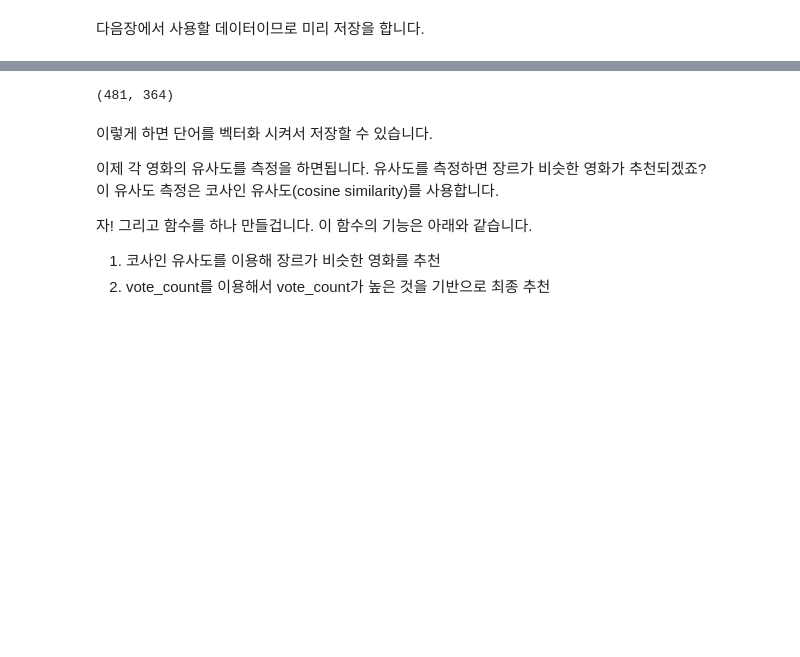
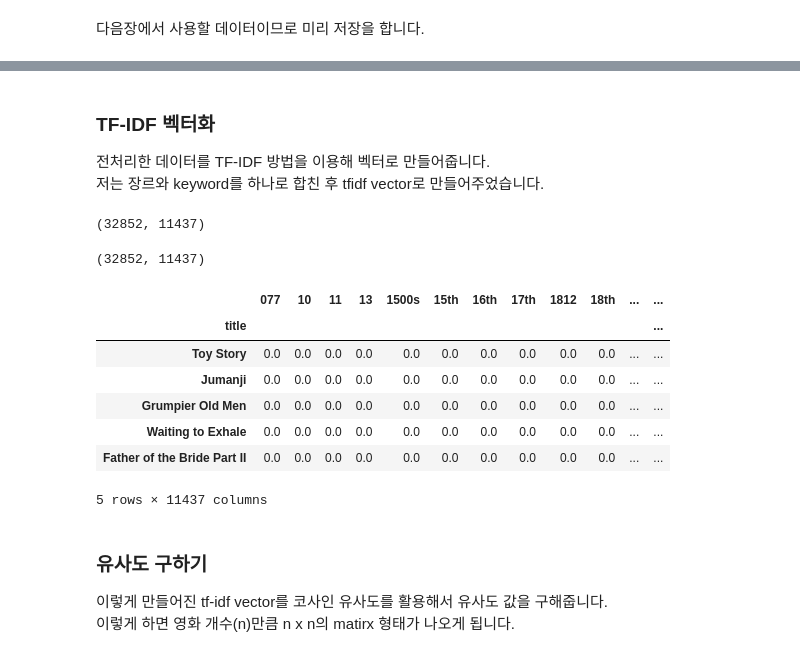
Before and after one commit to lsjsj92/recommender_system_with_Python, a Jupyter notebook: 002. recommender system basic with Python - 1 content based filtering.ipynb, the cells around one changed output, grey strips where cells are left out. Cells and saved outputs as stored; diff of their text form; code cells hidden in the pictures; blank space fills up the shorter version.

```diff
--- a/002. recommender system basic with Python - 1 content based filtering.ipynb
+++ b/002. recommender system basic with Python - 1 content based filtering.ipynb
@@ -212,0 +245,6 @@ c_vector_genres = count_vector.fit_transform(data['genres'])
+# %%
+movie_data.id = movie_data.id.astype(int)
+movie_keyword.id = movie_keyword.id.astype(int)
+movie_data = pd.merge(movie_data, movie_keyword, on='id')
+print(movie_data.shape)
+movie_data.head()
@@ -212,0 +265,6 @@ c_vector_genres = count_vector.fit_transform(data['genres'])
+# %%
+movie_data['genres'] = movie_data['genres'].apply(literal_eval)
+movie_data['genres'] = movie_data['genres'].apply(lambda x : [d['name'] for d in x]).apply(lambda x : " ".join(x))
+# %%
+movie_data['keywords'] = movie_data['keywords'].apply(literal_eval)
+movie_data['keywords'] = movie_data['keywords'].apply(lambda x : [d['name'] for d in x]).apply(lambda x : " ".join(x))
@@ -213,13 +280,15 @@ c_vector_genres = count_vector.fit_transform(data['genres'])
+# %% [markdown]
+### TF-IDF 벡터화
+
+전처리한 데이터를 TF-IDF 방법을 이용해 벡터로 만들어줍니다.
+저는 장르와 keyword를 하나로 합친 후 tfidf vector로 만들어주었습니다.
+# %%
+tfidf_vector = TfidfVectorizer()
+#tfidf_vector = TfidfVectorizer(ngram_range=(1,2))
+tfidf_matrix = tfidf_vector.fit_transform(movie_data['genres'] + " " + movie_data['keywords']).toarray()
+#tfidf_matrix = tfidf_vector.fit_transform(movie_data['genres']).toarray()
+tfidf_matrix_feature = tfidf_vector.get_feature_names()
 # %%
-c_vector_genres.shape
+tfidf_matrix.shape
 # %% [output]
-(481, 364)
+(32852, 11437)
-# %% [markdown]
-이렇게 하면 단어를 벡터화 시켜서 저장할 수 있습니다.
-
-이제 각 영화의 유사도를 측정을 하면됩니다. 유사도를 측정하면 장르가 비슷한 영화가 추천되겠죠?
-이 유사도 측정은 코사인 유사도(cosine similarity)를 사용합니다.
-
-자! 그리고 함수를 하나 만들겁니다. 이 함수의 기능은 아래와 같습니다.
-1. 코사인 유사도를 이용해 장르가 비슷한 영화를 추천
-2. vote_count를 이용해서 vote_count가 높은 것을 기반으로 최종 추천
@@ -228,0 +295,19 @@ gerne_c_sim = cosine_similarity(c_vector_genres, c_vector_genres).argsort()[:, :
+# %%
+tfidf_matrix = pd.DataFrame(tfidf_matrix, columns=tfidf_matrix_feature, index = movie_data.title)
+print(tfidf_matrix.shape)
+tfidf_matrix.head()
+# %% [output]
+(32852, 11437)
+|  | 077 | 10 | 11 | 13 | 1500s | 15th | 16th | 17th | 1812 | 18th | ... | ... |
+| title |  |  |  |  |  |  |  |  |  |  |  | ... |
+| Toy Story | 0.0 | 0.0 | 0.0 | 0.0 | 0.0 | 0.0 | 0.0 | 0.0 | 0.0 | 0.0 | ... | ... |
+| Jumanji | 0.0 | 0.0 | 0.0 | 0.0 | 0.0 | 0.0 | 0.0 | 0.0 | 0.0 | 0.0 | ... | ... |
+| Grumpier Old Men | 0.0 | 0.0 | 0.0 | 0.0 | 0.0 | 0.0 | 0.0 | 0.0 | 0.0 | 0.0 | ... | ... |
+| Waiting to Exhale | 0.0 | 0.0 | 0.0 | 0.0 | 0.0 | 0.0 | 0.0 | 0.0 | 0.0 | 0.0 | ... | ... |
+| Father of the Bride Part II | 0.0 | 0.0 | 0.0 | 0.0 | 0.0 | 0.0 | 0.0 | 0.0 | 0.0 | 0.0 | ... | ... |
+5 rows × 11437 columns
+# %% [markdown]
+### 유사도 구하기
+
+이렇게 만들어진 tf-idf vector를 코사인 유사도를 활용해서 유사도 값을 구해줍니다.
+이렇게 하면 영화 개수(n)만큼 n x n의 matirx 형태가 나오게 됩니다.
```
Also changed, not shown: parts of 20 cells of this notebook.
